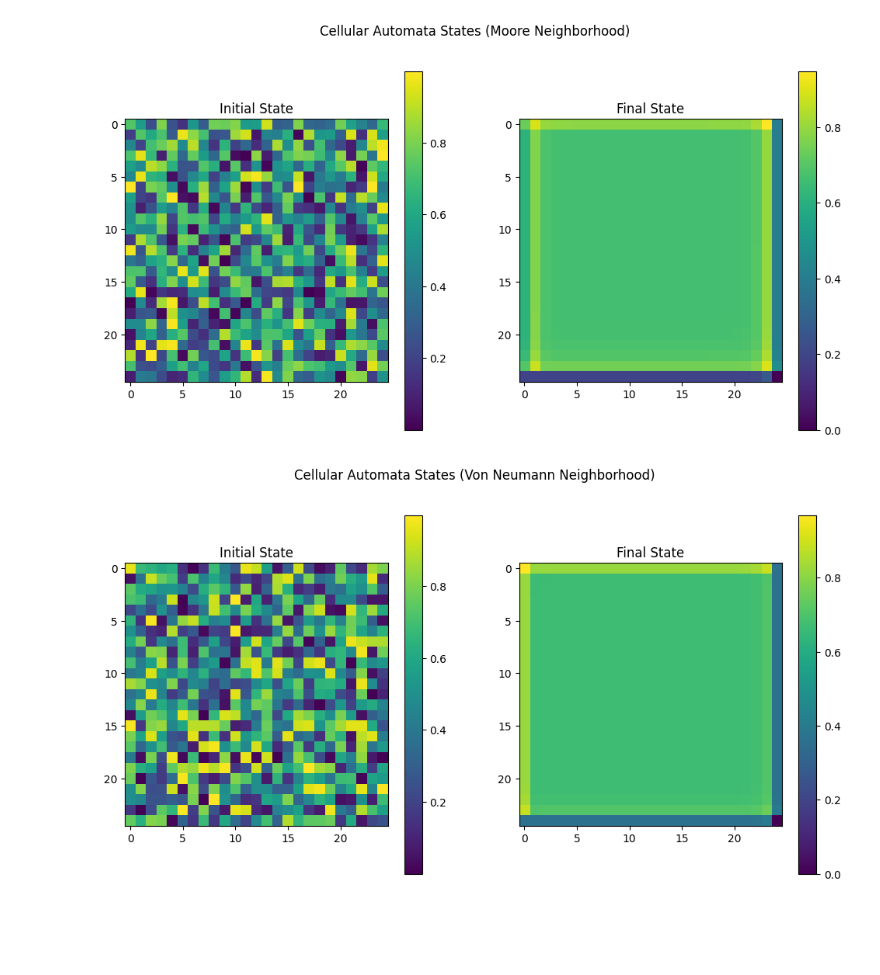
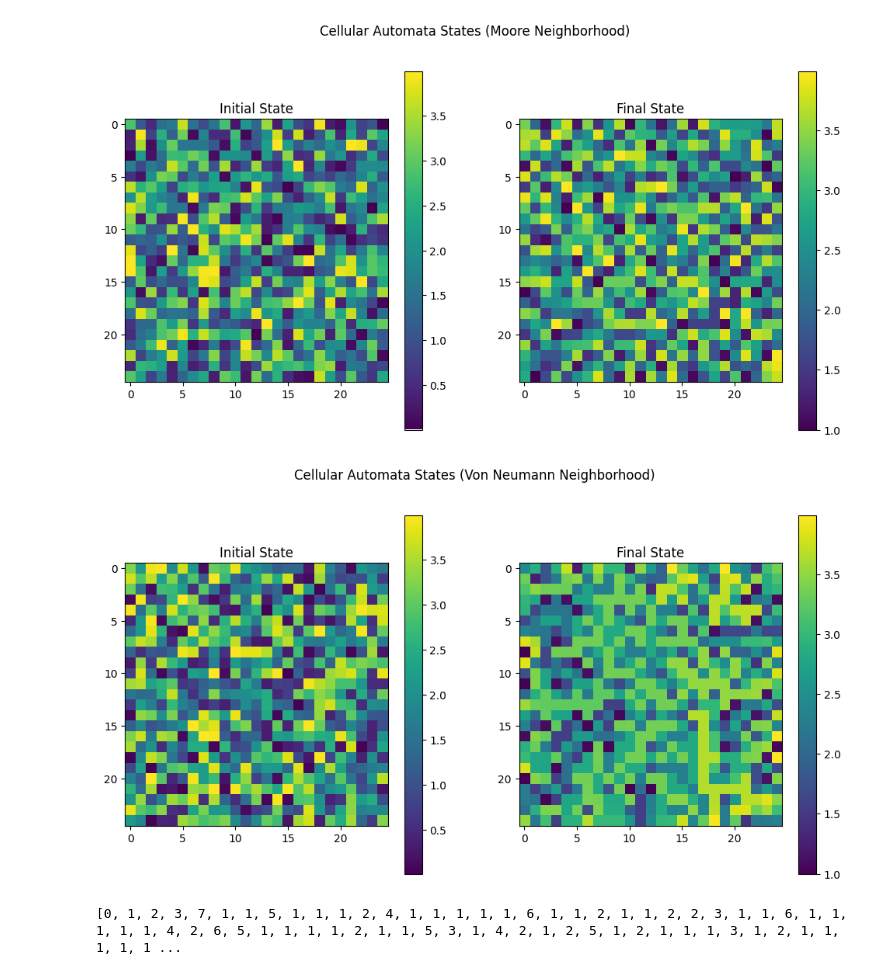
Before and after one commit to vitalismaxim/group_17, a Jupyter notebook: OFC.ipynb, the cells around one changed output. Saved outputs shown, nothing was run; the diff lists cells and outputs as text; code cells hidden in the pictures; blank space fills up the shorter version.

```diff
--- a/OFC.ipynb
+++ b/OFC.ipynb
@@ -40,7 +40,7 @@ def redistribute_force(F, L, alpha, F_thr, neighborhood='moore'):
                 F_new[ni, nj] += (alpha * force_to_redistribute)/neighbors_count
 
         # Set the force of the active site to zero
-        F_new[i, j] = 0
+        F_new[i, j] = 1
 
     return F_new, active_sites
 
@@ -50,21 +50,26 @@ def simulate_ca(L, alpha, F_thr, n_additions, neighborhood='moore'):
     initial_state = np.copy(F)
 
     active = True
+    active_sites_count = 0
+    active_sites_array = []
     while active:
         # Redistribute forces and get list of active sites
         F, active_sites = redistribute_force(F, L, alpha, F_thr, neighborhood)
         # If there are no active sites, break the loop
         active = len(active_sites) > 0
+        active_sites_count += len(active_sites)
 
         if not active and n_additions > 0:
             # Locate site with the block closest to slip
-            i, j = np.unravel_index(np.argmax(F_thr - F), F.shape)
+            i, j = np.unravel_index(np.argmin(F_thr - F), F.shape)
             # Add the difference to all sites
             F += (F_thr - F[i, j])
             n_additions -= 1
+            active_sites_array.append(active_sites_count)
+            active_sites_count = 0
             active = True
 
-    return initial_state, F
+    return initial_state, F, active_sites_array
 
 def visualize_states(initial_state, final_state, title='Cellular Automata States'):
     fig, axes = plt.subplots(1, 2, figsize=(12, 6))
@@ -87,21 +92,25 @@ def visualize_states(initial_state, final_state, title='Cellular Automata States
 # %%
 # Parameters
 L = 25  # Size of the lattice
-alpha = 0.8  # Coupling constant
-F_thr = 1.0  # Threshold force
-n_additions = 500 # Number of additions of force to the system
+alpha = 0.5  # Coupling constant
+F_thr = 4.0  # Threshold force
+n_additions = 10000 # Number of additions of force to the system
 
 # Run the simulation for Moore neighborhood
-initial_state_moore, final_state_moore = simulate_ca(L, alpha, F_thr, n_additions, neighborhood='moore')
+initial_state_moore, final_state_moore, active_sites_moore = simulate_ca(L, alpha, F_thr, n_additions, neighborhood='moore')
 
 # Visualize the initial and final states for Moore neighborhood
 visualize_states(initial_state_moore, final_state_moore, title='Cellular Automata States (Moore Neighborhood)')
 
 # Run the simulation for Von Neumann neighborhood
-initial_state_von, final_state_von = simulate_ca(L, alpha, F_thr, n_additions, neighborhood='von_neumann')
+initial_state_von, final_state_von, active_sites_von = simulate_ca(L, alpha, F_thr, n_additions, neighborhood='von_neumann')
 
 # Visualize the initial and final states for Von Neumann neighborhood
 visualize_states(initial_state_von, final_state_von, title='Cellular Automata States (Von Neumann Neighborhood)')
 # %% [output]
-[figure, old version]
+[figure, new version]
-[figure, old version]
+[figure, new version]
+# %%
+print(active_sites_von)
+# %% [output]
+[0, 1, 2, 3, 7, 1, 1, 5, 1, 1, 1, 2, 4, 1, 1, 1, 1, 1, 6, 1, 1, 2, 1, 1, 2, 2, 3, 1, 1, 6, 1, 1, 1, 1, 1, 4, 2, 6, 5, 1, 1, 1, 1, 2, 1, 1, 5, 3, 1, 4, 2, 1, 2, 5, 1, 2, 1, 1, 1, 3, 1, 2, 1, 1, 1, 1, 1 ...
```
Also changed, not shown: parts of 1 cell of this notebook.
